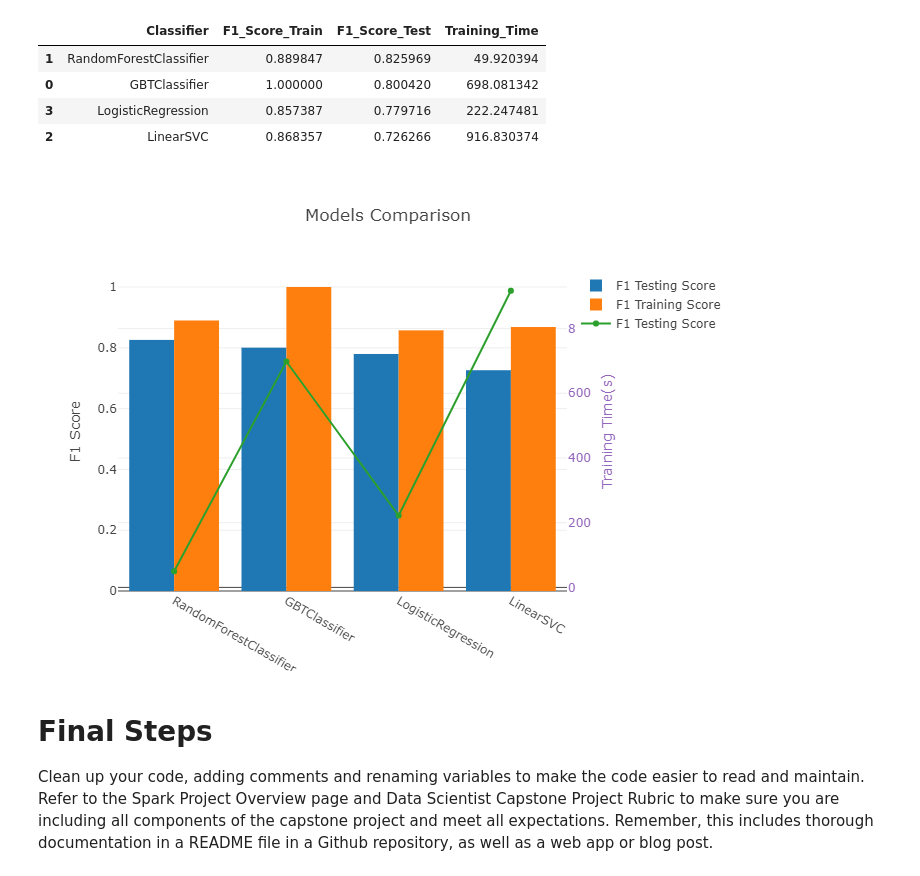
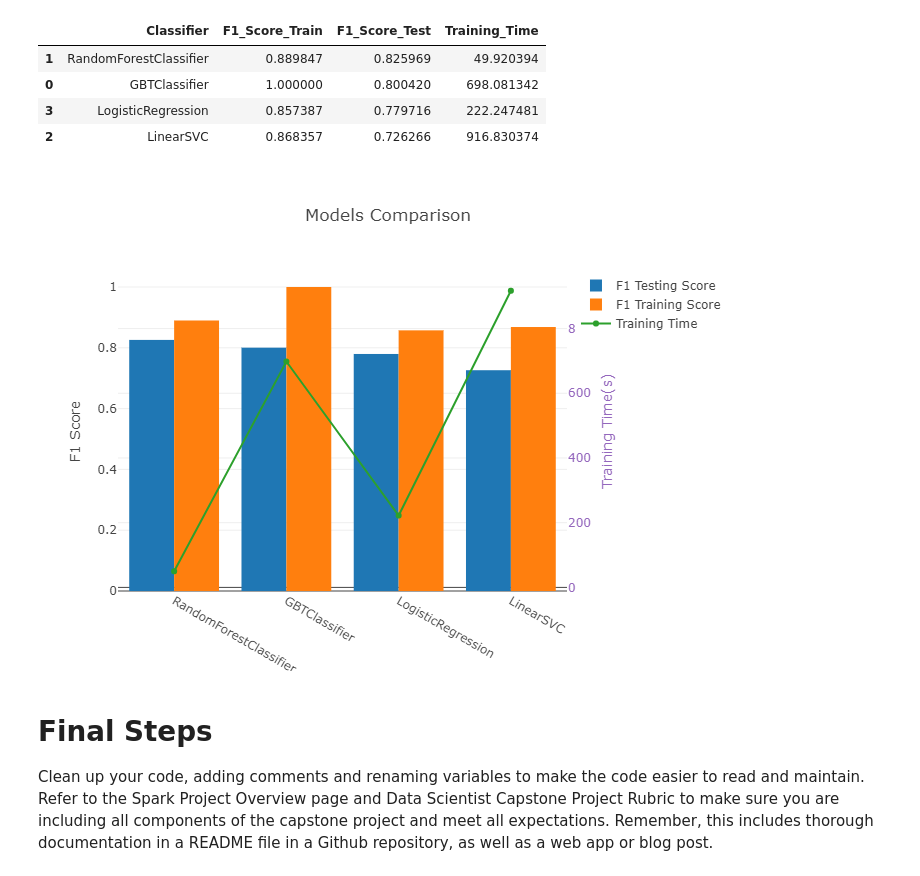
Before and after one commit to RikusFourie/Sparkify-Churn-Prediction, a Jupyter notebook: Sparkify.ipynb, the cells around one changed output. Drawn from its saved outputs; the diff is of its cells as text; code cells hidden in the pictures.

```diff
--- a/Sparkify.ipynb
+++ b/Sparkify.ipynb
@@ -901,15 +903,30 @@ If you are working in the classroom workspace, you can just extract features bas
 * Max consecutive days logged in
 # %%
 def feature_engineering(filepath):
+    """
+    Function Description:
+        Takes filepath and cleans the data so that it can be used in machine learning model.
+
+    Input:
+        Filepath: Filepath to json file
+
+    Output:
+        Spark Dataframe: Cleaned spark dataframe that is usable by the machine learning model
+    """
+
+
+    # Start spark session
     spark = SparkSession \
             .builder \
             .appName("Sparkify Churn Prediction") \
             .getOrCreate()
 
+    # Read in data
     df = spark.read.json(filepath)
 
     df.createOrReplaceTempView("user_log_table")
 
+    # Delete user rows where userid is empty
     cleanedData=spark.sql('''
                           SELECT *
                           FROM user_log_table
@@ -919,6 +936,7 @@ def feature_engineering(filepath):
 
     cleanedData.createOrReplaceTempView("Cleaned_User_Log_Table")
 
+    # Defining Churn
     table_with_churnTag=spark.sql('''
                                   select ul.*,Churned from Cleaned_User_Log_Table ul
                                   join
@@ -931,6 +949,7 @@ def feature_engineering(filepath):
 
     table_with_churnTag.createOrReplaceTempView("Data_table")
 
+    # Creating Cleaned Dataframe
     userFeatures=spark.sql('''
                           SELECT userId,
                           datediff(from_unixtime(max(ts)/1000),
@@ -1068,6 +1090,16 @@ classifiers=[GBTClassifier(),
              LogisticRegression()]
 # %%
 def buildpipeline(classifier):
+    """
+    Function Description:
+        Take in a classifier and build pipeline.
+
+    Input:
+        Spark classifier
+
+    Output:
+        Pipeline Model
+    """
     assembler = VectorAssembler(inputCols=featurecols, outputCol="Features")
     scaler = MaxAbsScaler(inputCol="Features", outputCol="features")
     pipeline = Pipeline(stages=[assembler, scaler, classifier])
@@ -1152,6 +1186,7 @@ resultsdf
 | 3 | LogisticRegression | 0.857387 | 0.779716 | 222.247481 |
 | 2 | LinearSVC | 0.868357 | 0.726266 | 916.830374 |
 # %%
+# Displaying results
 trace1 = go.Bar(
     x=list(resultsdf.Classifier),
     y=list(resultsdf.F1_Score_Train),
@@ -1165,36 +1200,36 @@ trace2 = go.Bar(
 trace3 = go.Scatter(
     x=list(resultsdf.Classifier),
     y=list(resultsdf.Training_Time),
-    name='F1 Testing Score',
+    name='Training Time',
     yaxis='y2'
 )
 
 layout = go.Layout(
     title='Models Comparison',
     barmode='group',
     yaxis=dict(
         title='F1 Score'
     ),
     yaxis2=dict(
         title='Training Time(s)',
         titlefont=dict(
             color='rgb(148, 103, 189)'
         ),
         tickfont=dict(
             color='rgb(148, 103, 189)'
         ),
         overlaying='y',
         side='right'
     )
 )
 
 data = [trace2, trace1,trace3]
 
 fig = go.Figure(data=data, layout=layout)
 pio.write_image(fig,'images/ModelsComparison.png')
 Image("images/ModelsComparison.png")
 # %% [output]
-[figure, old version]
+[figure, new version]
 # %% [markdown]
 # Final Steps
 Clean up your code, adding comments and renaming variables to make the code easier to read and maintain. Refer to the Spark Project Overview page and Data Scientist Capstone Project Rubric to make sure you are including all components of the capstone project and meet all expectations. Remember, this includes thorough documentation in a README file in a Github repository, as well as a web app or blog post.
```
Also changed, not shown: parts of 6 cells of this notebook.
